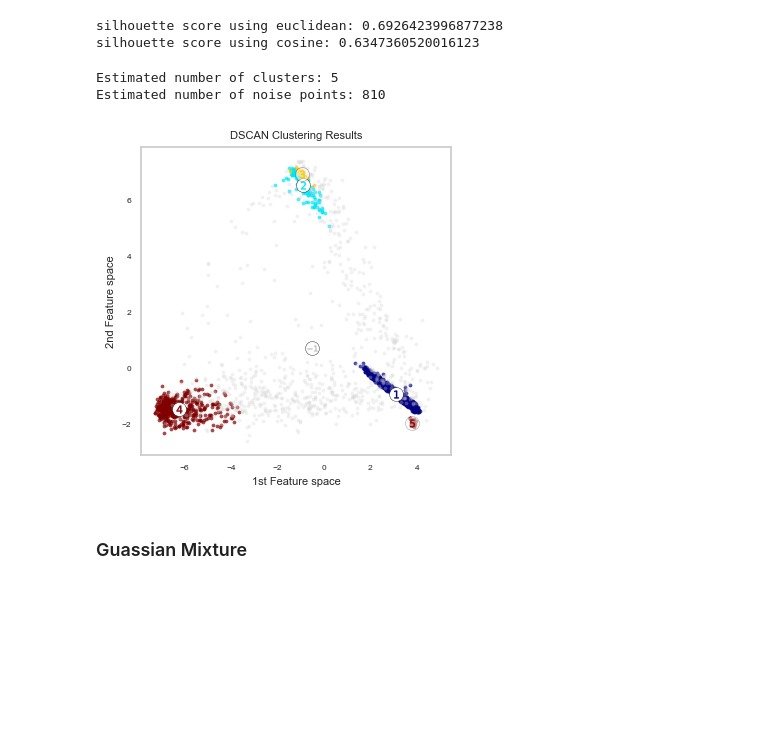
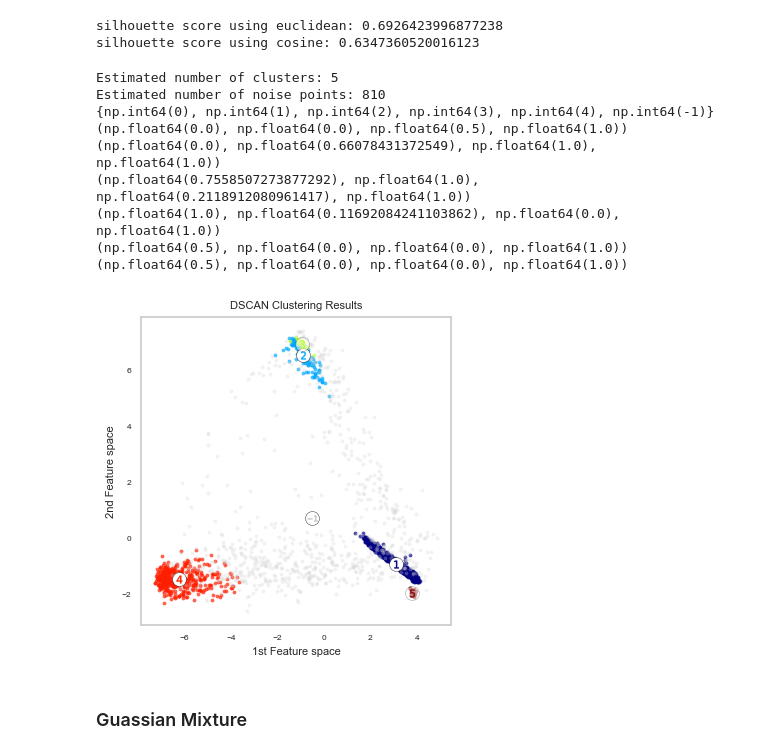
Before and after one commit to martza87/siads_696_mII, a Jupyter notebook: src/04_unsupervised_learning_model.ipynb, the cells around one changed output. Saved outputs shown, nothing was run; the diff lists cells and outputs as text; code cells hidden in the pictures; blank space fills up the shorter version.

Commit message:
[Update] fixed DBSCAN plot

```diff
--- a/src/04_unsupervised_learning_model.ipynb
+++ b/src/04_unsupervised_learning_model.ipynb
@@ -660,6 +660,7 @@ print(f"silhouette score using cosine: {calculate_silhouette_score(X_pca, labels
 silhouette score using euclidean: 0.6926423996877238
 silhouette score using cosine: 0.6347360520016123
 # %%
+
 core_samples_mask = np.zeros_like(labels, dtype=bool)
 core_samples_mask[dbscan.core_sample_indices_] = True
 
@@ -673,10 +674,11 @@ print('Estimated number of noise points: %d' % n_noise_)
 
 #unique_labels = list(set(labels))[:-1]
 unique_labels = set(labels)
-#print(unique_labels)
-colors = [plt.cm.jet(each) for each in (np.linspace(0, 1, len(unique_labels) ) * 1.75)]
+print(unique_labels)
+colors = [plt.cm.jet(each) for each in (np.linspace(0, 1, len(unique_labels) + 1 ) * 1.75)]
 plt.figure(figsize=(4, 4))
 for k, col in zip(unique_labels, colors):
+    print(col)
     if k == -1:
         col = cl.to_rgba('lightgray')
         alpha = 0.3
@@ -713,34 +715,41 @@ for k, col in zip(unique_labels, colors):
             center[0][1],
             marker="o",
             c="white",
             alpha=alpha,
             s=100,
             edgecolor="k",
     )
     if k == -1:
         l = -1
         s = 50
     else:
         l = k + 1
         s = 30
     # add cluster label
     plt.scatter(center[0][0], center[0][1],
             marker="$%d$" % (l),
             alpha=1, s=s,
                 color = col)
 
 plt.title("DSCAN Clustering Results")
 plt.xlabel("1st Feature space")
 plt.ylabel("2nd Feature space")
 plt.xticks(fontsize=6)
 plt.yticks(fontsize=6)
 
 plt.grid(False)
 plt.show()
 # %% [output]
 Estimated number of clusters: 5
 Estimated number of noise points: 810
+{np.int64(0), np.int64(1), np.int64(2), np.int64(3), np.int64(4), np.int64(-1)}
+(np.float64(0.0), np.float64(0.0), np.float64(0.5), np.float64(1.0))
+(np.float64(0.0), np.float64(0.66078431372549), np.float64(1.0), np.float64(1.0))
+(np.float64(0.7558507273877292), np.float64(1.0), np.float64(0.2118912080961417), np.float64(1.0))
+(np.float64(1.0), np.float64(0.11692084241103862), np.float64(0.0), np.float64(1.0))
+(np.float64(0.5), np.float64(0.0), np.float64(0.0), np.float64(1.0))
+(np.float64(0.5), np.float64(0.0), np.float64(0.0), np.float64(1.0))
-[figure, old version]
+[figure, new version]
 # %% [markdown]
 ### Guassian Mixture
 # %%
```
Also changed, not shown: 2 other files.
